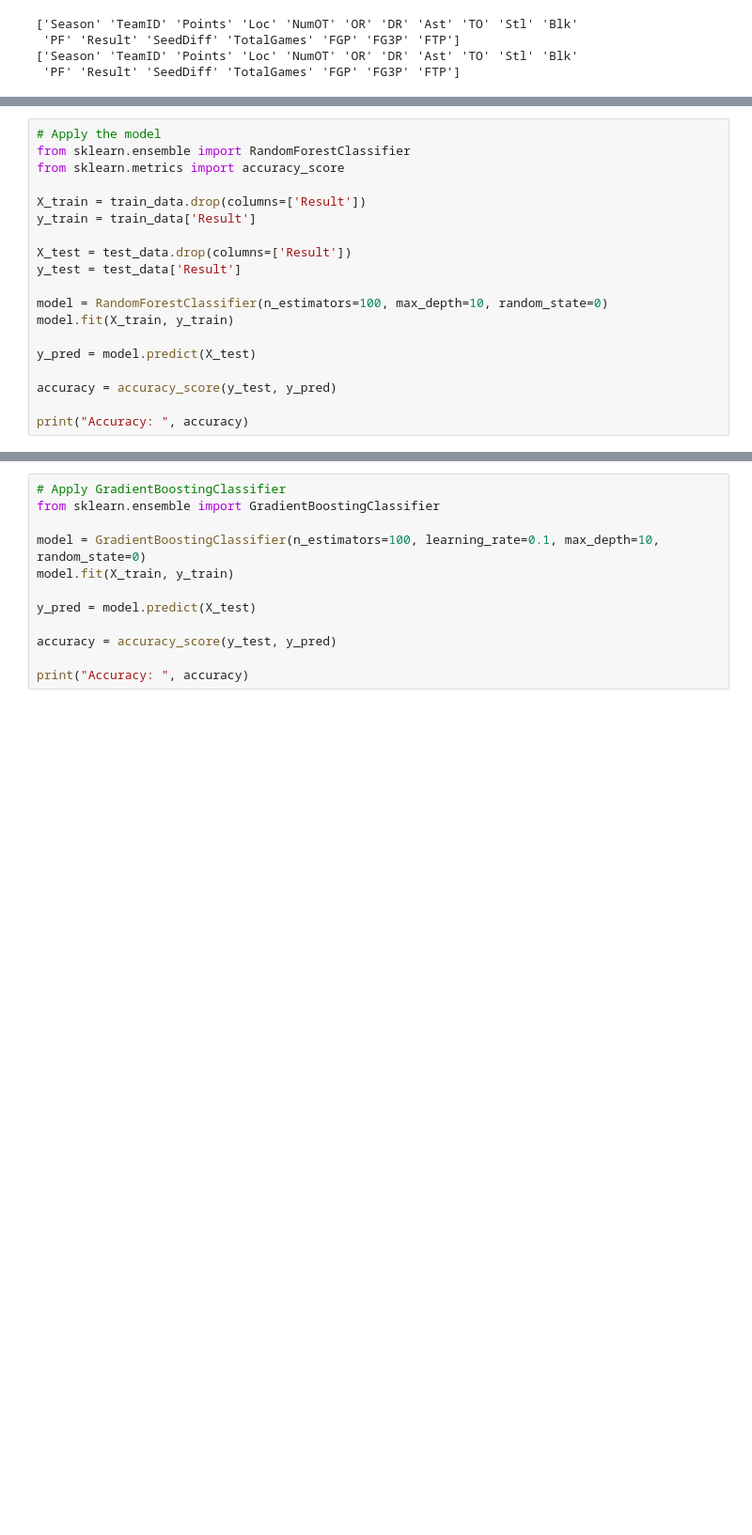
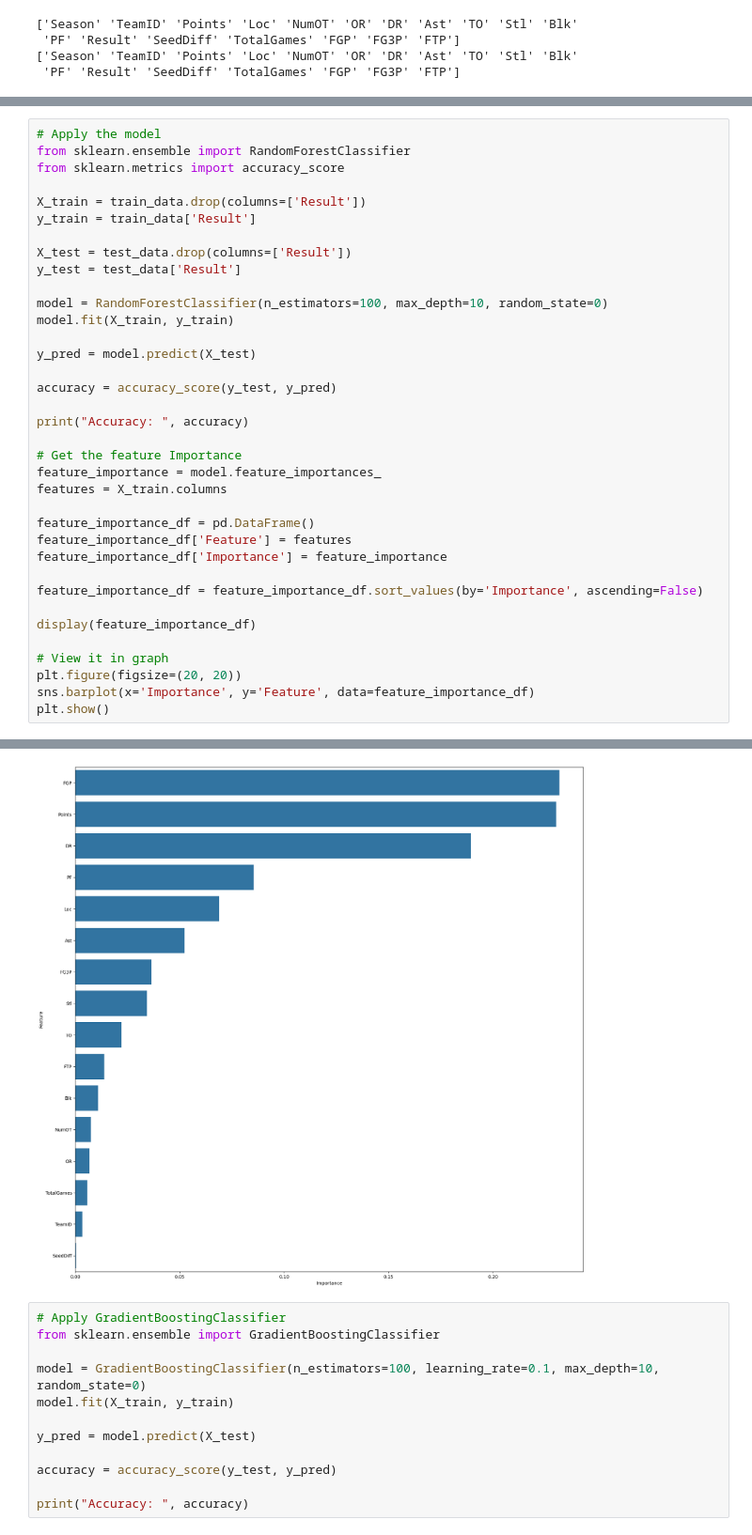
Before and after one commit to Raviteja-5976/Kaggle_Competition, a Jupyter notebook: d.ipynb, the cells around one changed output, grey strips where cells are left out. Shown at 94% size. Saved outputs shown, nothing was run; the diff lists cells and outputs as text; blank space fills up the shorter version.

```diff
--- a/d.ipynb
+++ b/d.ipynb
@@ -560,4 +628,21 @@ y_pred = model.predict(X_test)
 accuracy = accuracy_score(y_test, y_pred)
 
 print("Accuracy: ", accuracy)
+
+# Get the feature Importance
+feature_importance = model.feature_importances_
+features = X_train.columns
+
+feature_importance_df = pd.DataFrame()
+feature_importance_df['Feature'] = features
+feature_importance_df['Importance'] = feature_importance
+
+feature_importance_df = feature_importance_df.sort_values(by='Importance', ascending=False)
+
+display(feature_importance_df)
+
+# View it in graph
+plt.figure(figsize=(20, 20))
+sns.barplot(x='Importance', y='Feature', data=feature_importance_df)
+plt.show()
 # %% [output]
@@ -565,3 +667,4 @@ Accuracy:  0.8234967827823386
+[figure, added]
 # %%
 # Apply GradientBoostingClassifier
 from sklearn.ensemble import GradientBoostingClassifier
```
Also changed, not shown: parts of 7 cells of this notebook, 3 other files.
